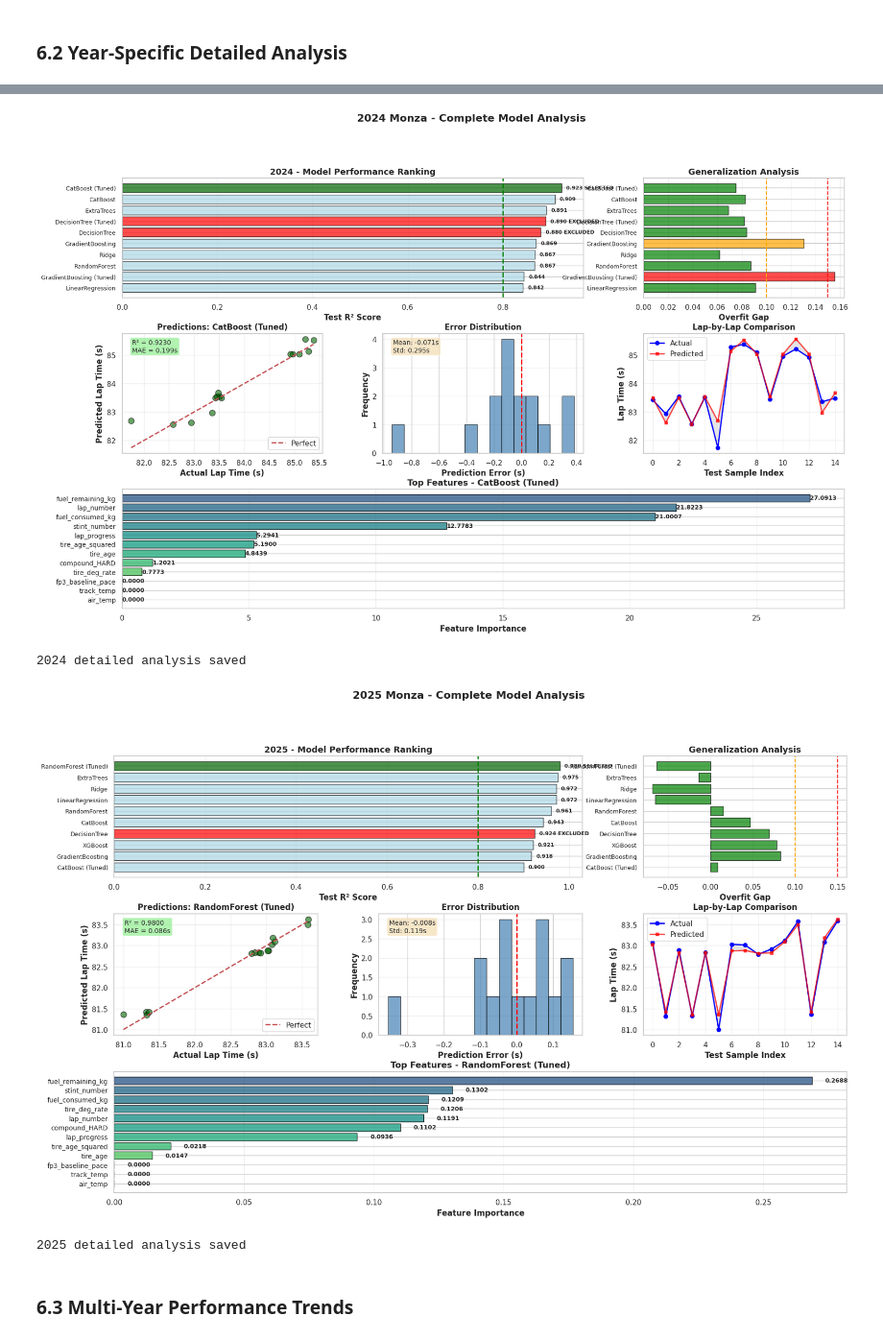
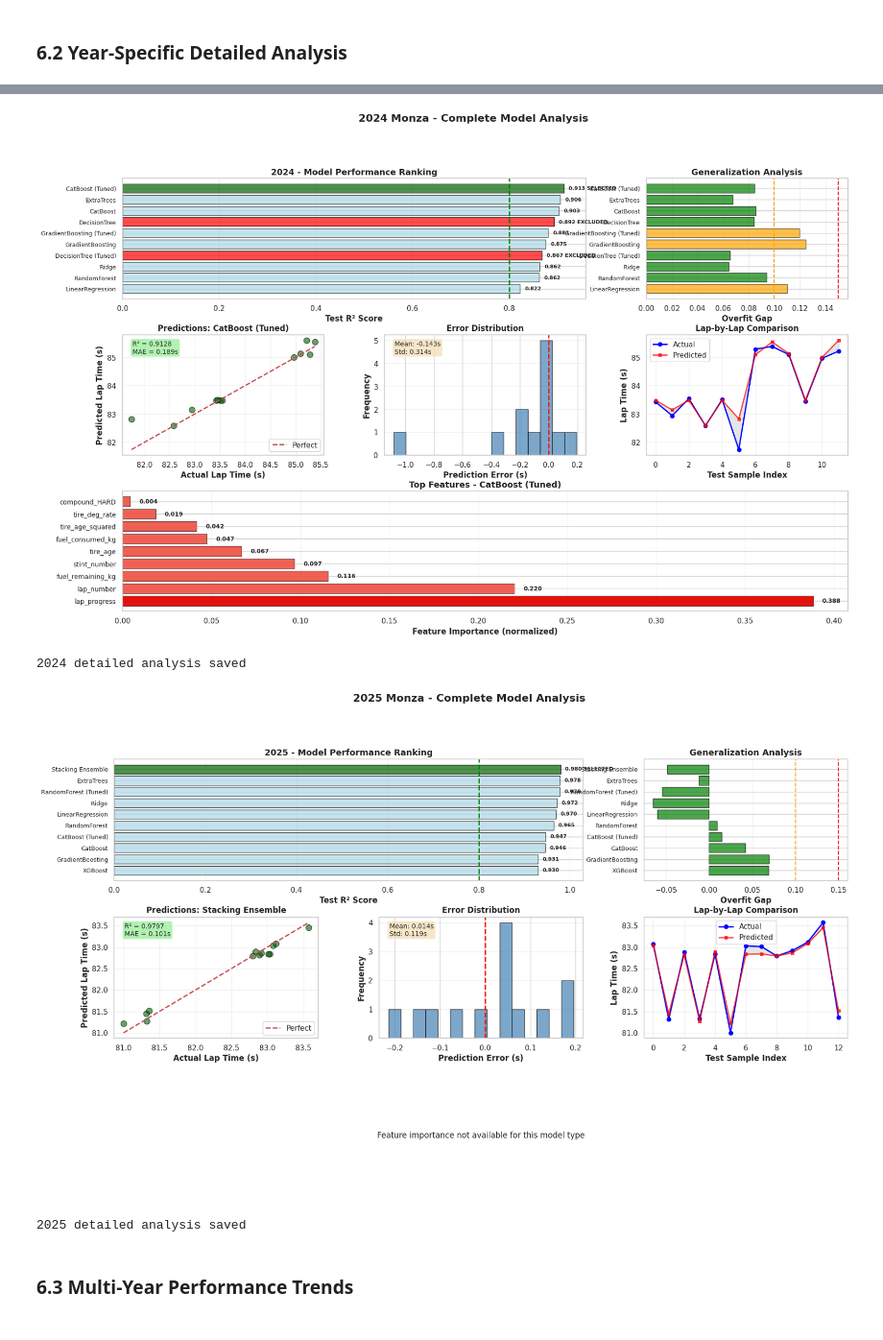
Before and after one commit to Pilcrow3000/verstappen-lap-time, a Jupyter notebook: final.ipynb, the cells around one changed output, grey strips where cells are left out. Shown at 96% size. Cells and saved outputs as stored; diff of their text form; code cells hidden in the pictures.

```diff
--- a/final.ipynb
+++ b/final.ipynb
@@ -460,7 +469,7 @@ def prepare_data(df):
 
     # 70/30 train-test split
     X_train, X_test, y_train, y_test = train_test_split(
-        X, y, test_size=0.30, random_state=42, shuffle=True
+        X, y, test_size=0.25, random_state=42, shuffle=True
     )
 
     # Impute missing values
@@ -711,7 +723,12 @@ def select_production_model(results_df, all_models, X_train, y_train):
     Excludes single decision trees from production consideration.
     """
     # Calculate composite score (penalize overfitting)
-    results_df['Composite_Score'] = results_df['Test_R2'] - (results_df['Overfit_Gap'] * 0.3)
+    # Calculate composite score with adaptive penalty
+    results_df['penalty_factor'] = results_df['Overfit_Gap'].apply(
+        lambda gap: 0.3 + min(0.2, max(0, gap - 0.15))
+    )
+    results_df['Composite_Score'] = results_df['Test_R2'] - results_df['penalty_factor'] * results_df['Overfit_Gap']
+
 
     # Cross-validation for top models
     top_models = results_df.head(8)['Model'].tolist()
@@ -1104,26 +1121,49 @@ def plot_year_analysis(year, results_dict, final_model_info):
     # 6. Feature Importance (if available)
     ax6 = fig.add_subplot(gs[2, :])
     if hasattr(final_model, 'feature_importances_'):
+        # Build full dataframe (no top-k truncation here; show all non-zero nicely)
         importance_df = pd.DataFrame({
             'Feature': X_test.columns,
-            'Importance': final_model.feature_importances_
-        }).sort_values('Importance', ascending=False).head(12)
+            'Importance': np.clip(np.asarray(final_model.feature_importances_, dtype=float), 0, None)
+        }).sort_values('Importance', ascending=False)
 
-        colors_feat = plt.cm.viridis(np.linspace(0.3, 0.9, len(importance_df)))
+        # Normalize to sum=1 for readability (optional but matches web feel)
+        s = importance_df['Importance'].sum()
+        if s > 0:
+            importance_df['Importance'] = importance_df['Importance'] / s
+
+        # Keep at most 12 to avoid overcrowding, but prefer non-zero features
+        nonzero = importance_df[importance_df['Importance'] > 0]
+        if len(nonzero) == 0:
+            # if all zero, fall back to top 12 anyway
+            importance_df = importance_df.head(12)
+        else:
+            importance_df = nonzero.head(12)
+
+        # Plot (descending, horizontal)
+        importance_df = importance_df.iloc[::-1]  # reverse for barh order (top at bottom)
+
+        # Colors: highlight top feature in bright red, others soft red (F1 vibe)
+        top_val = importance_df['Importance'].max()
+        colors_feat = ["#E10600" if v == top_val else "#F0574A" for v in importance_df['Importance']]
+
         ax6.barh(range(len(importance_df)), importance_df['Importance'],
-                color=colors_feat, edgecolor='black', alpha=0.8)
+                 color=colors_feat, edgecolor='#2A2F3A', alpha=0.95, linewidth=0.6)
+
         ax6.set_yticks(range(len(importance_df)))
         ax6.set_yticklabels(importance_df['Feature'], fontsize=10)
-        ax6.set_xlabel('Feature Importance', fontweight='bold')
+        ax6.set_xlabel('Feature Importance (normalized)', fontweight='bold')
         ax6.set_title(f'Top Features - {final_name}', fontsize=13, fontweight='bold')
         ax6.invert_yaxis()
-        ax6.grid(axis='x', alpha=0.3)
+        ax6.grid(axis='x', alpha=0.3, linestyle='--')
 
+        # Value labels at bar ends
         for i, imp in enumerate(importance_df['Importance']):
-            ax6.text(imp + 0.005, i, f'{imp:.4f}', va='center', fontsize=9, fontweight='bold')
+            ax6.text(imp + 0.005, i, f'{imp:.3f}', va='center', fontsize=9, fontweight='bold')
+
     else:
         ax6.text(0.5, 0.5, 'Feature importance not available for this model type',
-                ha='center', va='center', fontsize=12, transform=ax6.transAxes)
+                 ha='center', va='center', fontsize=12, transform=ax6.transAxes)
         ax6.axis('off')
 
     plt.suptitle(f'{year} Monza - Complete Model Analysis', fontsize=16, fontweight='bold', y=0.995)
@@ -1142,7 +1182,7 @@ for year in years_with_data:
 2023 detailed analysis saved
-[figure, old version]
+[figure, new version]
 2024 detailed analysis saved
-[figure, old version]
+[figure, new version]
 2025 detailed analysis saved
 # %% [markdown]
 ### 6.3 Multi-Year Performance Trends
```
Also changed, not shown: parts of 14 cells of this notebook, 21 other files.
